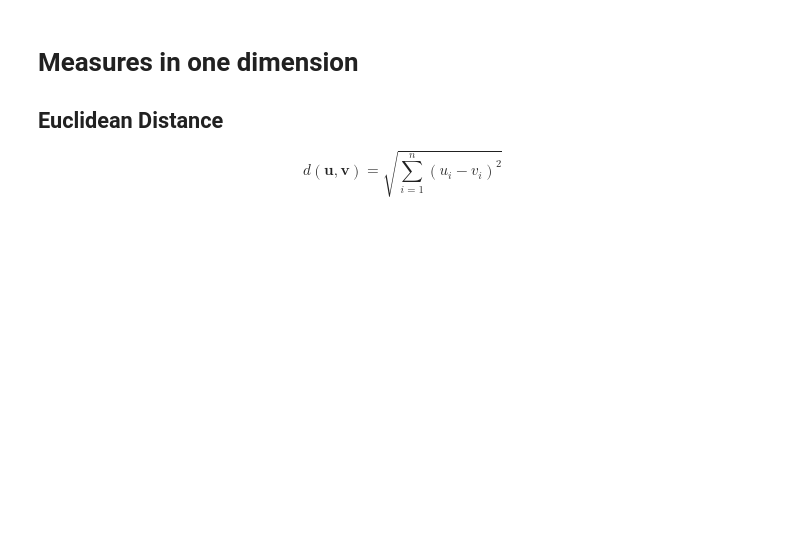
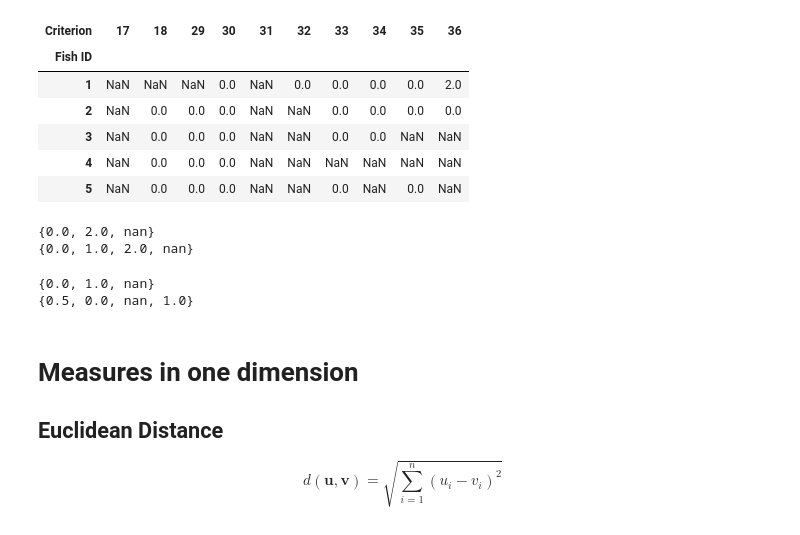
Before and after one commit to alisonpeard/fishetho_networks, a Jupyter notebook: notebooks/Similarity Measures.ipynb, the cells around one changed output. Drawn from its saved outputs; the diff is of its cells as text; code cells hidden in the pictures; blank space fills up the shorter version.

```diff
--- a/notebooks/Similarity Measures.ipynb
+++ b/notebooks/Similarity Measures.ipynb
@@ -97,4 +141,29 @@ likelihood_z = (likelihood) / (2 - 1)
 potential_z = (potential) / (3 - 1)
+# %%
+# look at data now, all negatives are replaces by NaNs
+likelihood.head()
+# %% [output]
+| Criterion | 17 | 18 | 29 | 30 | 31 | 32 | 33 | 34 | 35 | 36 |
+| Fish ID |  |  |  |  |  |  |  |  |  |  |
+| 1 | NaN | NaN | NaN | 0.0 | NaN | 0.0 | 0.0 | 0.0 | 0.0 | 2.0 |
+| 2 | NaN | 0.0 | 0.0 | 0.0 | NaN | NaN | 0.0 | 0.0 | 0.0 | 0.0 |
+| 3 | NaN | 0.0 | 0.0 | 0.0 | NaN | NaN | 0.0 | 0.0 | NaN | NaN |
+| 4 | NaN | 0.0 | 0.0 | 0.0 | NaN | NaN | NaN | NaN | NaN | NaN |
+| 5 | NaN | 0.0 | 0.0 | 0.0 | NaN | NaN | 0.0 | NaN | 0.0 | NaN |
+# %%
+# look at what unique values exist in dataframe
+print(set(pd.unique(likelihood.values.ravel('K'))))
+print(set(pd.unique(potential.values.ravel('K'))))
+# %% [output]
+{0.0, 2.0, nan}
+{0.0, 1.0, 2.0, nan}
+# %%
+# look at what unique values exist in dataframe
+print(set(pd.unique(likelihood_z.values.ravel('K'))))
+print(set(pd.unique(potential_z.values.ravel('K'))))
+# %% [output]
+{0.0, 1.0, nan}
+{0.5, 0.0, nan, 1.0}
 # %% [markdown]
 # Measures in one dimension
 ## Euclidean Distance
```
Also changed, not shown: parts of 20 cells of this notebook, 2 other files.
